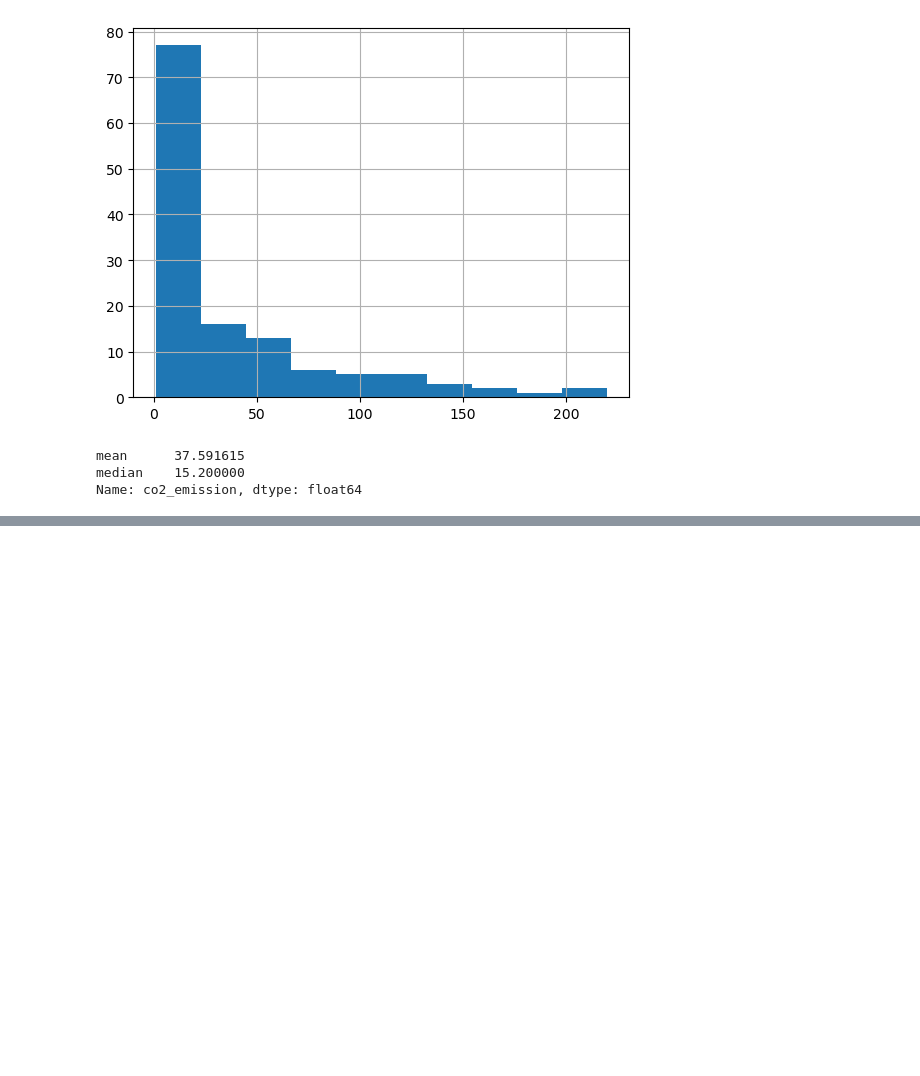
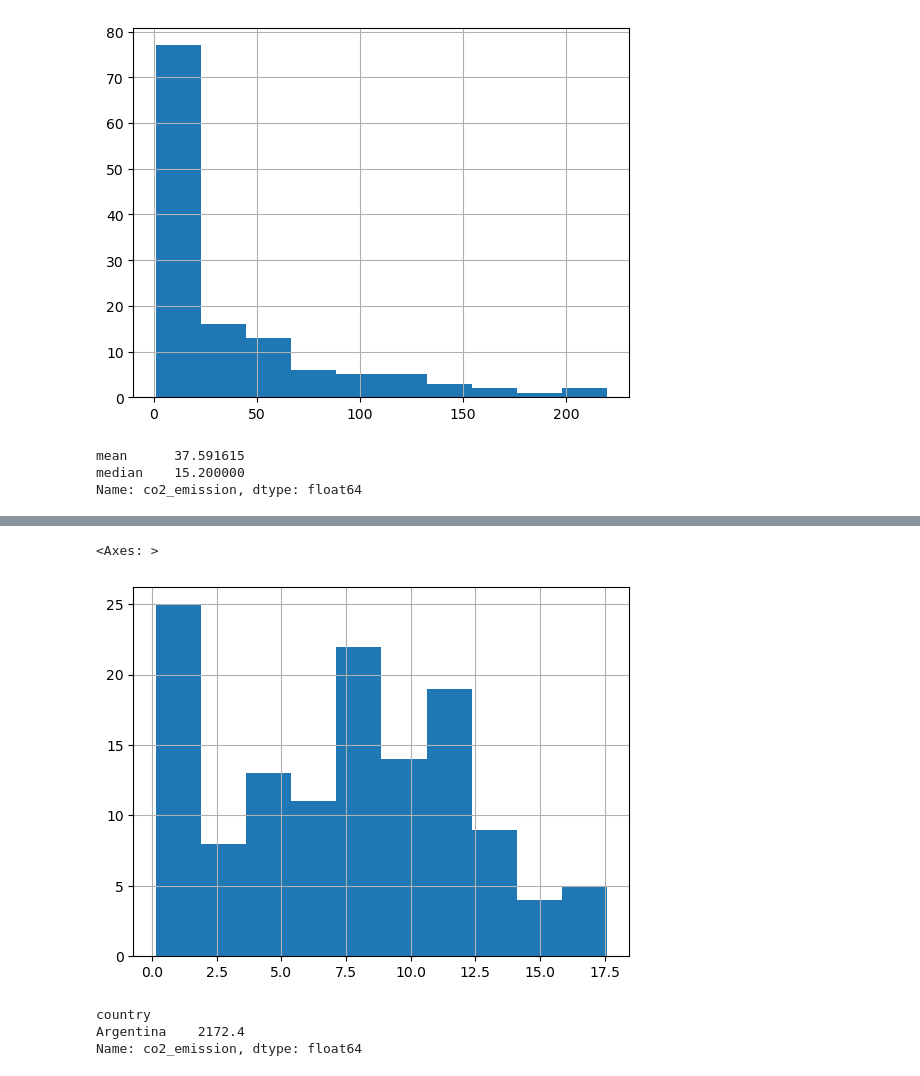
Before and after one commit to PracticalSwan/ITX2007-Data-Science, a Jupyter notebook: Lecture7_Data Sets - Intro2Statistics/final_practice_L7.ipynb, the cells around one changed output, grey strips where cells are left out. Cells and saved outputs as stored; diff of their text form; code cells hidden in the pictures; blank space fills up the shorter version.

```diff
--- a/Lecture7_Data Sets - Intro2Statistics/final_practice_L7.ipynb
+++ b/Lecture7_Data Sets - Intro2Statistics/final_practice_L7.ipynb
@@ -83,0 +119,22 @@ Name: co2_emission, dtype: float64
+# %%
+food_consumption[food_consumption['food_category'] == 'eggs']['co2_emission'].hist()
+# %% [output]
+<Axes: >
+[figure, added]
+# %%
+emissions_by_country = food_consumption.groupby('country')['co2_emission'].sum()
+
+q1 = np.quantile(emissions_by_country, 0.25)
+q3 = np.quantile(emissions_by_country, 0.75)
+iqr = q3 - q1
+
+lower = q1 - 1.5* iqr
+upper = q3 + 1.5 * iqr
+
+outliers = emissions_by_country[(emissions_by_country<lower) | (emissions_by_country > upper)]
+non_outliers = emissions_by_country[(emissions_by_country>=lower)| (emissions_by_country<=upper)]
+print(outliers)
+# %% [output]
+country
+Argentina    2172.4
+Name: co2_emission, dtype: float64
```
Also changed, not shown: parts of 5 cells of this notebook.
